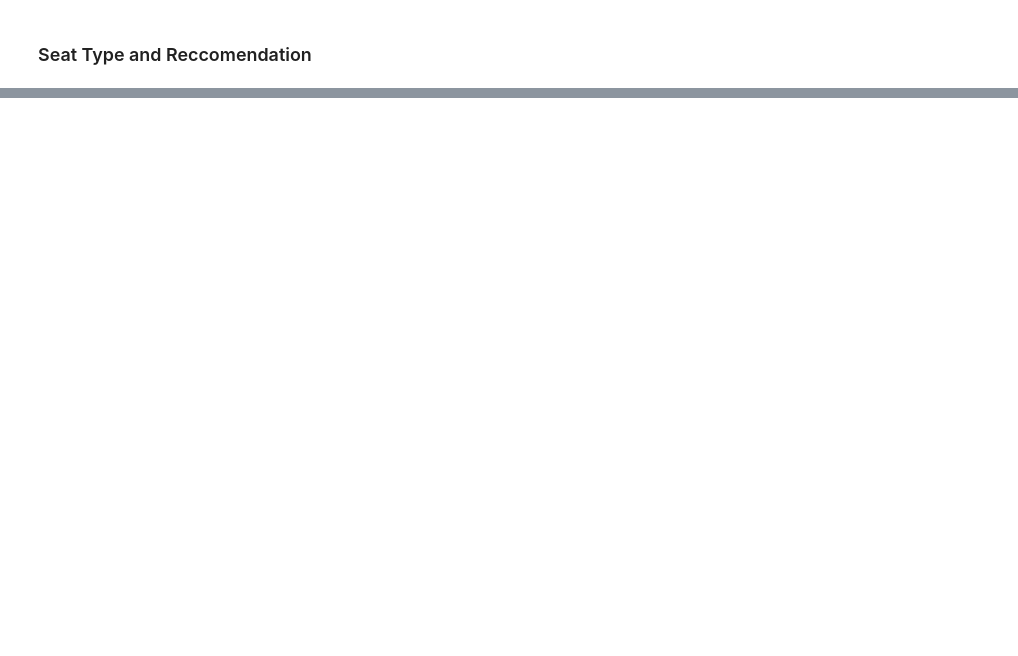
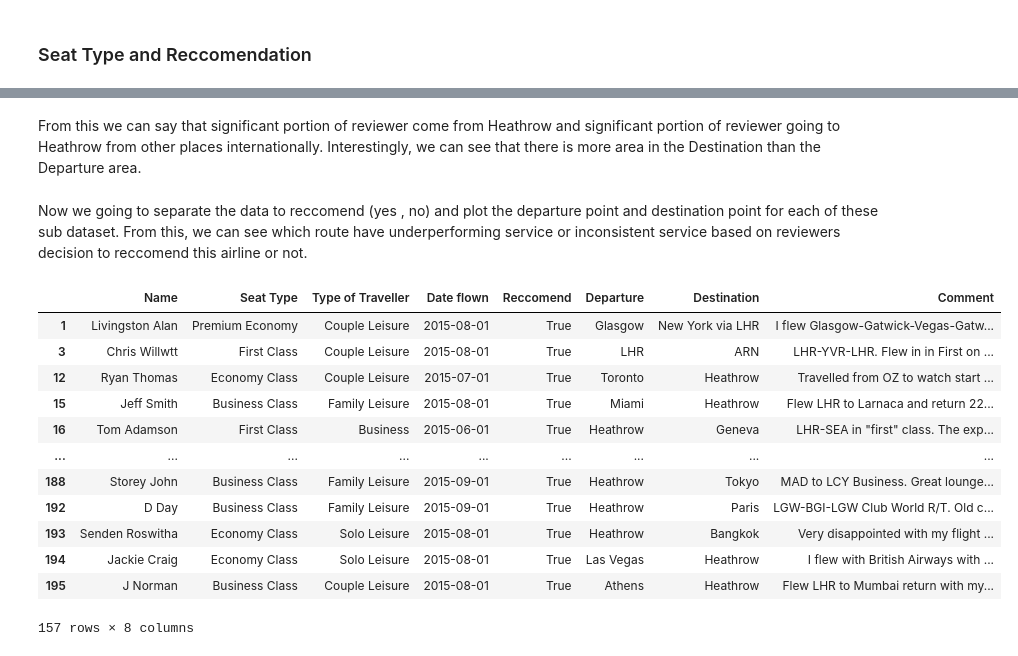
Before and after one commit to steverahardjo/learning, a Jupyter notebook: Brit_airline.ipynb, the cells around one changed output, grey strips where cells are left out. Cells and saved outputs as stored; diff of their text form; code cells hidden in the pictures; blank space fills up the shorter version.

```diff
--- a/Brit_airline.ipynb
+++ b/Brit_airline.ipynb
@@ -365,0 +417,22 @@ Name: Reccomend, dtype: int64
+# %% [markdown]
+From this we can say that significant portion of reviewer come from Heathrow and significant portion of reviewer going to Heathrow from other places internationally. Interestingly, we can see that there is more area in the Destination than the Departure area.
+&nbsp;
+# %% [markdown]
+Now we going to separate the data to reccomend (yes , no) and plot the departure point and destination point for each of these sub dataset. From this, we can see which route have underperforming service or inconsistent service based on reviewers decision to reccomend this airline or not.
+# %%
+yes = df[(df["Reccomend"] == True)]
+yes
+# %% [output]
+|  | Name | Seat Type | Type of Traveller | Date flown | Reccomend | Departure | Destination | Comment |
+| 1 | Livingston Alan | Premium Economy | Couple Leisure | 2015-08-01 | True | Glasgow | New York via LHR | I flew Glasgow-Gatwick-Vegas-Gatw... |
+| 3 | Chris Willwtt | First Class | Couple Leisure | 2015-08-01 | True | LHR | ARN | LHR-YVR-LHR. Flew in in First on ... |
+| 12 | Ryan Thomas | Economy Class | Couple Leisure | 2015-07-01 | True | Toronto | Heathrow | Travelled from OZ to watch start ... |
+| 15 | Jeff Smith | Business Class | Family Leisure | 2015-08-01 | True | Miami | Heathrow | Flew LHR to Larnaca and return 22... |
+| 16 | Tom Adamson | First Class | Business | 2015-06-01 | True | Heathrow | Geneva | LHR-SEA in "first" class. The exp... |
+| ... | ... | ... | ... | ... | ... | ... | ... | ... |
+| 188 | Storey John | Business Class | Family Leisure | 2015-09-01 | True | Heathrow | Tokyo | MAD to LCY Business. Great lounge... |
+| 192 | D Day | Business Class | Family Leisure | 2015-09-01 | True | Heathrow | Paris | LGW-BGI-LGW Club World R/T. Old c... |
+| 193 | Senden Roswitha | Economy Class | Solo Leisure | 2015-08-01 | True | Heathrow | Bangkok | Very disappointed with my flight ... |
+| 194 | Jackie Craig | Economy Class | Solo Leisure | 2015-08-01 | True | Las Vegas | Heathrow | I flew with British Airways with ... |
+| 195 | J Norman | Business Class | Couple Leisure | 2015-08-01 | True | Athens | Heathrow | Flew LHR to Mumbai return with my... |
+157 rows × 8 columns
```
Also changed, not shown: parts of 29 cells of this notebook, 15 other files.
